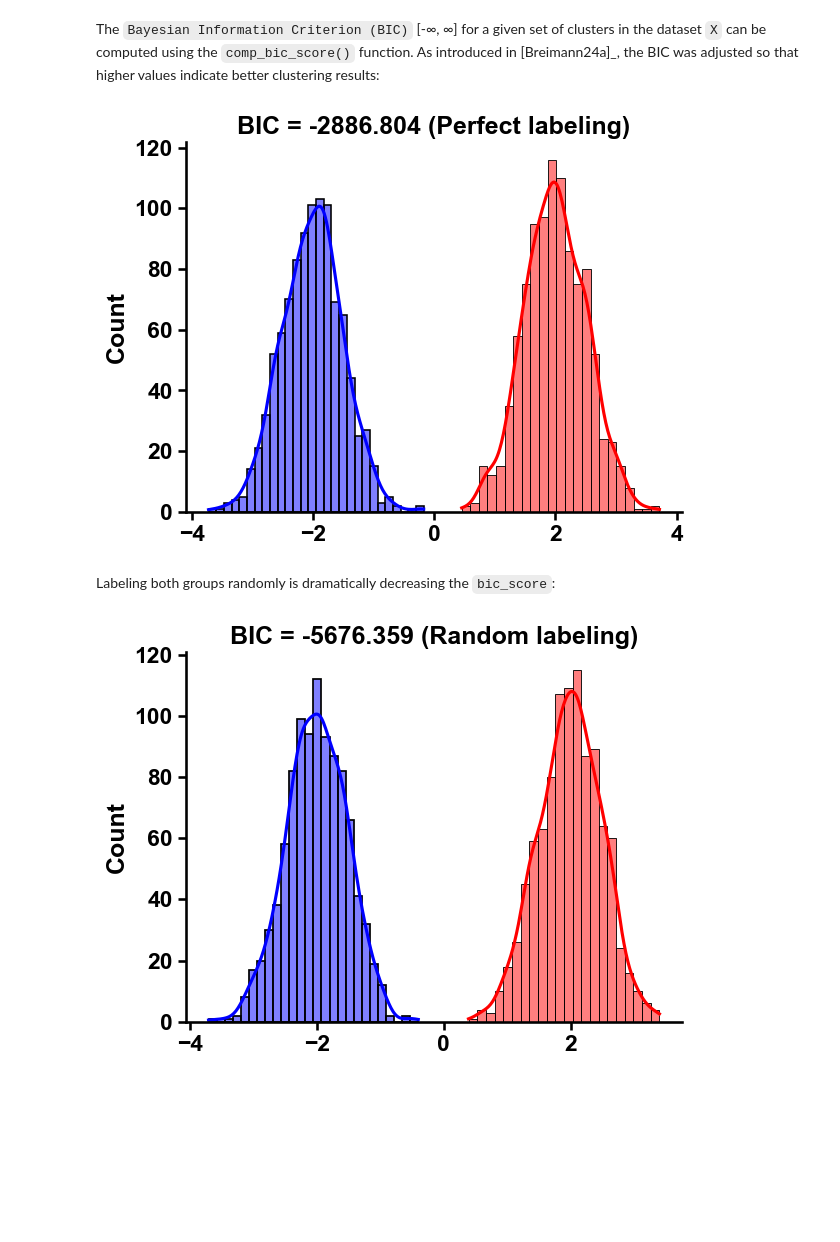
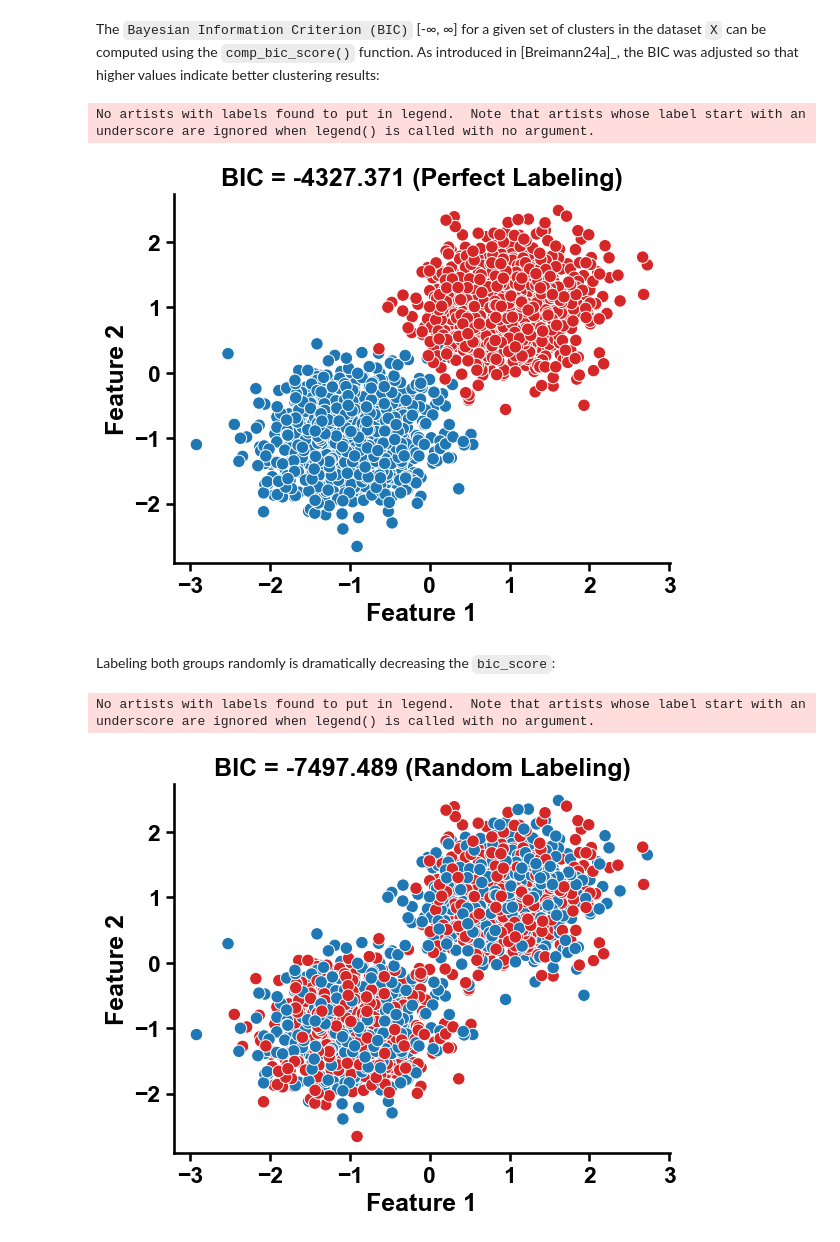
Before and after one commit to breimanntools/aaanalysis, a Jupyter notebook: examples/comp_bic_score.ipynb, the cells around one changed output. Cells and saved outputs as stored; diff of their text form; code cells hidden in the pictures; blank space fills up the shorter version.

```diff
--- a/examples/comp_bic_score.ipynb
+++ b/examples/comp_bic_score.ipynb
@@ -3,43 +3,56 @@ The ``Bayesian Information Criterion (BIC)`` [-∞, ∞] for a given set of clus
 # %%
 import numpy as np
 import seaborn as sns
 import matplotlib.pyplot as plt
+import pandas as pd
 import aaanalysis as aa
 
-# Generate random data for two groups
-group_blue = np.random.normal(-2, 0.5, 1000)
-group_red = np.random.normal(2, 0.5, 1000)
+# Generate random 2D data for two distinct groups
+group_blue = np.random.normal(loc=[-1, -1], scale=[0.5, 0.5], size=(1000, 2))
+group_red = np.random.normal(loc=[1, 1], scale=[0.5, 0.5], size=(1000, 2))
 
-# Combine data into a single dataset and reshape it
-X = np.hstack([group_blue, group_red]).reshape(-1, 1)  # Reshape to 2D array
-labels = np.array([1]*1000 + [0]*1000)
+# Combine data into a single dataset and create labels
+X = np.vstack([group_blue, group_red])
+labels = np.array([0]*1000 + [1]*1000)
+
+# Compute BIC score
 bic_score = round(aa.comp_bic_score(X, labels), 3)
 
-# Plot
+# Create a DataFrame for Seaborn
+df = pd.DataFrame(X, columns=['Feature 1', 'Feature 2'])
+df['Label'] = labels
+
+# Plot using seaborn
 aa.plot_settings()
-sns.histplot(group_blue, color="blue", kde=True, label='Group 1', alpha=0.5)
-sns.histplot(group_red, color="red", kde=True, label='Group 2', alpha=0.5)
-plt.title(f"BIC = {bic_score} (Perfect labeling)")
+sns.scatterplot(data=df, x='Feature 1', y='Feature 2', hue='Label',
+                palette=['tab:blue', 'tab:red'], legend=False)
+
+plt.title(f"BIC = {bic_score} (Perfect Labeling)")
+plt.legend()
 sns.despine()
 plt.show()
 # %% [output]
+No artists with labels found to put in legend.  Note that artists whose label start with an underscore are ignored when legend() is called with no argument.
-[figure, old version]
+[figure, new version]
 # %% [markdown]
 Labeling both groups randomly is dramatically decreasing the ``bic_score``:
 # %%
-group_blue = np.random.normal(-2, 0.5, 1000)
-group_red = np.random.normal(2, 0.5, 1000)
-X = np.hstack([group_blue, group_red]).reshape(-1, 1)  # Reshape to 2D array
-labels = np.array([1]*1000 + [0]*1000)
+# Random labeling
 np.random.shuffle(labels)
+df['Label'] = labels
+
+# Compute BIC score
 bic_score = round(aa.comp_bic_score(X, labels), 3)
 
-# Plot
-aa.plot_settings()
-sns.histplot(group_blue, color="blue", kde=True, label='Group 1', alpha=0.5)
-sns.histplot(group_red, color="red", kde=True, label='Group 2', alpha=0.5)
-plt.title(f"BIC = {bic_score} (Random labeling)")
+
+# Plot using seaborn
+sns.scatterplot(data=df, x='Feature 1', y='Feature 2', hue='Label',
+                palette=['tab:blue', 'tab:red'], legend=False)
+
+plt.title(f"BIC = {bic_score} (Random Labeling)")
+plt.legend()
 sns.despine()
 plt.show()
 # %% [output]
+No artists with labels found to put in legend.  Note that artists whose label start with an underscore are ignored when legend() is called with no argument.
-[figure, old version]
+[figure, new version]
```
Also changed, not shown: 19 other files.
